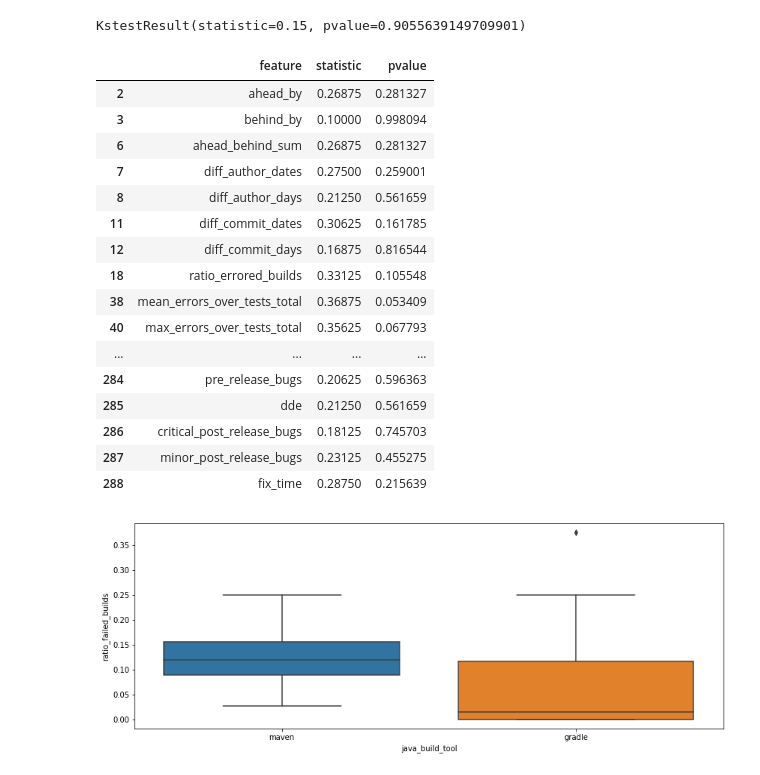
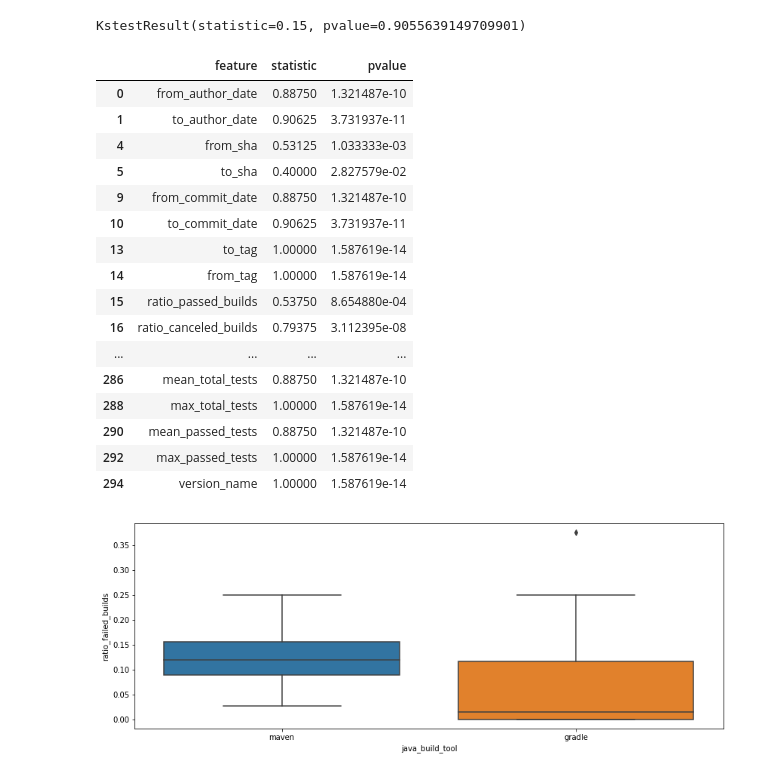
Before and after one commit to IncioMan/Continuous-Integration-metrics-for-post-release-bugs-prediction, a Jupyter notebook: notebooks/analysis/continuous_integration_metrics_for_releases.ipynb, the cells around one changed output. Saved outputs shown, nothing was run; the diff lists cells and outputs as text; code cells hidden in the pictures.

```diff
--- a/notebooks/analysis/continuous_integration_metrics_for_releases.ipynb
+++ b/notebooks/analysis/continuous_integration_metrics_for_releases.ipynb
@@ -894,30 +894,30 @@ KstestResult(statistic=0.15, pvalue=0.9055639149709901)
 # %%
 data = []
 metrics = df_metrics[methods[0]]
 for col in metrics.columns:
     res = stats.ks_2samp(metrics[metrics.java_build_tool=="gradle"][col],\
                  metrics[metrics.java_build_tool=="maven"][col])
     data.append((col, res.statistic, res.pvalue))
 res = pd.DataFrame(data, columns=["feature", "statistic", "pvalue"])
-res[res.pvalue > 0.05]
+res[res.pvalue < 0.05]
 # %% [output]
 |  | feature | statistic | pvalue |
-| 2 | ahead_by | 0.26875 | 0.281327 |
-| 3 | behind_by | 0.10000 | 0.998094 |
-| 6 | ahead_behind_sum | 0.26875 | 0.281327 |
-| 7 | diff_author_dates | 0.27500 | 0.259001 |
-| 8 | diff_author_days | 0.21250 | 0.561659 |
-| 11 | diff_commit_dates | 0.30625 | 0.161785 |
-| 12 | diff_commit_days | 0.16875 | 0.816544 |
-| 18 | ratio_errored_builds | 0.33125 | 0.105548 |
-| 38 | mean_errors_over_tests_total | 0.36875 | 0.053409 |
-| 40 | max_errors_over_tests_total | 0.35625 | 0.067793 |
+| 0 | from_author_date | 0.88750 | 1.321487e-10 |
+| 1 | to_author_date | 0.90625 | 3.731937e-11 |
+| 4 | from_sha | 0.53125 | 1.033333e-03 |
+| 5 | to_sha | 0.40000 | 2.827579e-02 |
+| 9 | from_commit_date | 0.88750 | 1.321487e-10 |
+| 10 | to_commit_date | 0.90625 | 3.731937e-11 |
+| 13 | to_tag | 1.00000 | 1.587619e-14 |
+| 14 | from_tag | 1.00000 | 1.587619e-14 |
+| 15 | ratio_passed_builds | 0.53750 | 8.654880e-04 |
+| 16 | ratio_canceled_builds | 0.79375 | 3.112395e-08 |
 | ... | ... | ... | ... |
-| 284 | pre_release_bugs | 0.20625 | 0.596363 |
-| 285 | dde | 0.21250 | 0.561659 |
-| 286 | critical_post_release_bugs | 0.18125 | 0.745703 |
-| 287 | minor_post_release_bugs | 0.23125 | 0.455275 |
-| 288 | fix_time | 0.28750 | 0.215639 |
+| 286 | mean_total_tests | 0.88750 | 1.321487e-10 |
+| 288 | max_total_tests | 1.00000 | 1.587619e-14 |
+| 290 | mean_passed_tests | 0.88750 | 1.321487e-10 |
+| 292 | max_passed_tests | 1.00000 | 1.587619e-14 |
+| 294 | version_name | 1.00000 | 1.587619e-14 |
 # %%
 for method, metrics in df_metrics.items():
     ax = sns.boxplot(x="java_build_tool", y="ratio_failed_builds",
```
Also changed, not shown: parts of 34 cells of this notebook, 2 other files.
